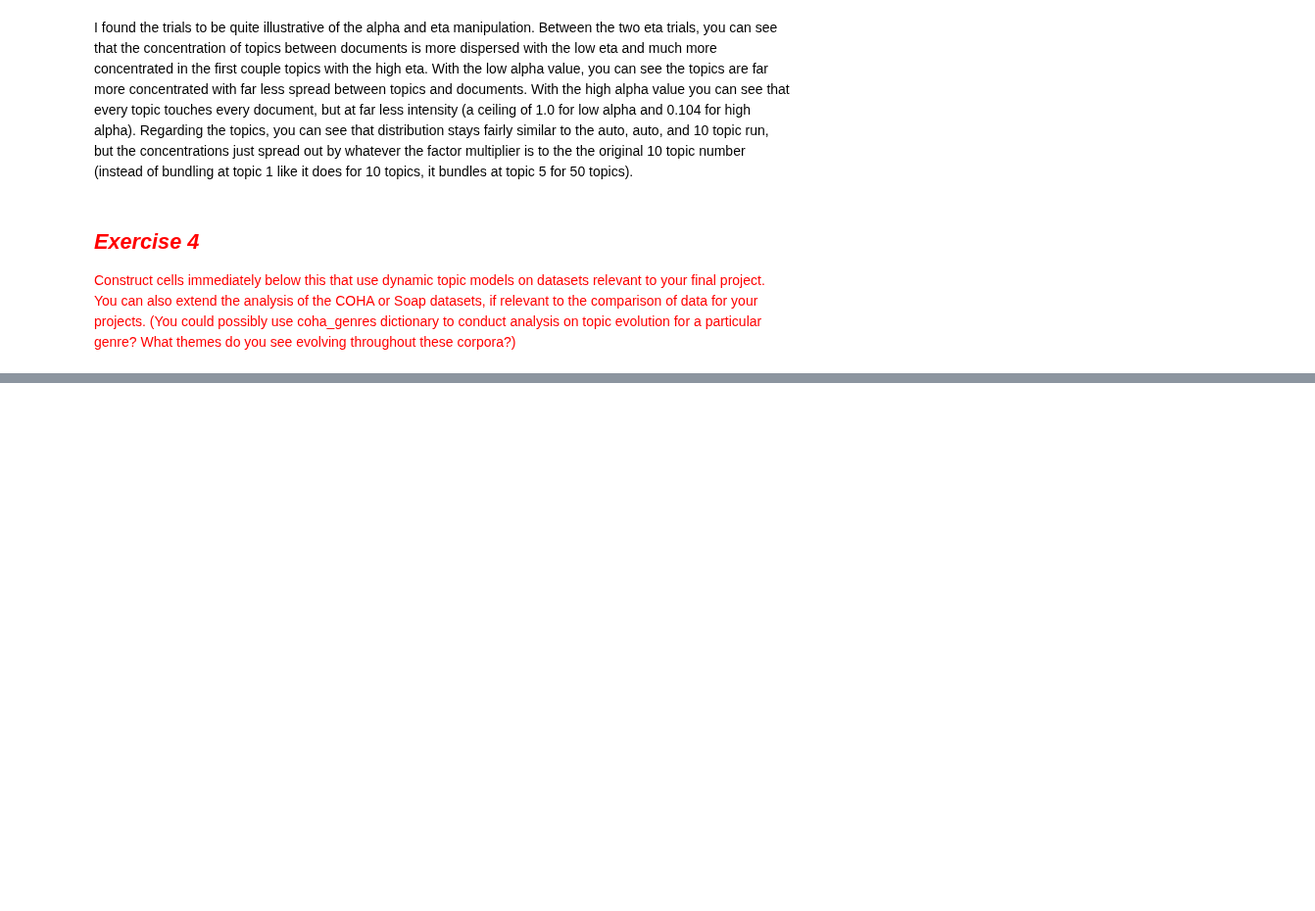
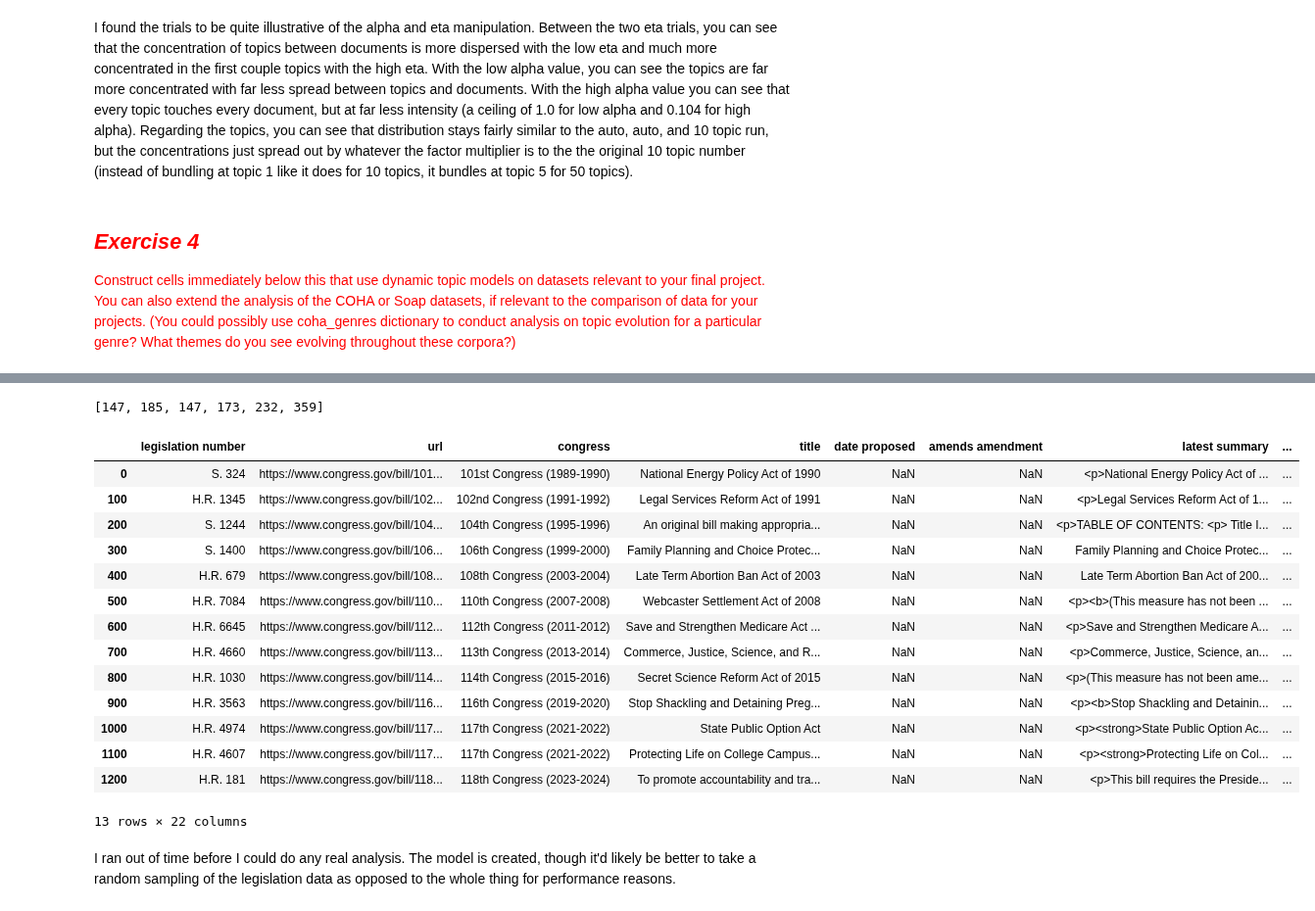
Before and after one commit to michplunkett/computational-content-analysis, a Jupyter notebook: 3-MichaelPlunkett_Answers.ipynb, the cells around one changed output, grey strips where cells are left out. Shown at 98% size. Drawn from its saved outputs; the diff is of its cells as text; code cells hidden in the pictures; blank space fills up the shorter version.

```diff
--- a/3-MichaelPlunkett_Answers.ipynb
+++ b/3-MichaelPlunkett_Answers.ipynb
@@ -802,0 +854,28 @@ NotADirectoryError: [Errno 20] Not a directory: 'data/congress_legislation_clean
+# %%
+# Get counts per congress number for all data
+abortion_legislation_df["congress_num"].apply(get_bill_counts_by_congress)
+bills_per_congress
+# %% [output]
+[147, 185, 147, 173, 232, 359]
+# %%
+# Create new DF that's sorted by congressional number and reset the primary index.
+abortion_legislation_count_df = abortion_legislation_df.sort_values(
+    by=["congress_num"]
+).reset_index(drop=True)
+abortion_legislation_count_df[::100]
+# %% [output]
+|  | legislation number | url | congress | title | date proposed | amends amendment | latest summary | ... |
+| 0 | S. 324 | https://www.congress.gov/bill/101... | 101st Congress (1989-1990) | National Energy Policy Act of 1990 | NaN | NaN | <p>National Energy Policy Act of ... | ... |
+| 100 | H.R. 1345 | https://www.congress.gov/bill/102... | 102nd Congress (1991-1992) | Legal Services Reform Act of 1991 | NaN | NaN | <p>Legal Services Reform Act of 1... | ... |
+| 200 | S. 1244 | https://www.congress.gov/bill/104... | 104th Congress (1995-1996) | An original bill making appropria... | NaN | NaN | <p>TABLE OF CONTENTS: <p> Title I... | ... |
+| 300 | S. 1400 | https://www.congress.gov/bill/106... | 106th Congress (1999-2000) | Family Planning and Choice Protec... | NaN | NaN | Family Planning and Choice Protec... | ... |
+| 400 | H.R. 679 | https://www.congress.gov/bill/108... | 108th Congress (2003-2004) | Late Term Abortion Ban Act of 2003 | NaN | NaN | Late Term Abortion Ban Act of 200... | ... |
+| 500 | H.R. 7084 | https://www.congress.gov/bill/110... | 110th Congress (2007-2008) | Webcaster Settlement Act of 2008 | NaN | NaN | <p><b>(This measure has not been ... | ... |
+| 600 | H.R. 6645 | https://www.congress.gov/bill/112... | 112th Congress (2011-2012) | Save and Strengthen Medicare Act ... | NaN | NaN | <p>Save and Strengthen Medicare A... | ... |
+| 700 | H.R. 4660 | https://www.congress.gov/bill/113... | 113th Congress (2013-2014) | Commerce, Justice, Science, and R... | NaN | NaN | <p>Commerce, Justice, Science, an... | ... |
+| 800 | H.R. 1030 | https://www.congress.gov/bill/114... | 114th Congress (2015-2016) | Secret Science Reform Act of 2015 | NaN | NaN | <p>(This measure has not been ame... | ... |
+| 900 | H.R. 3563 | https://www.congress.gov/bill/116... | 116th Congress (2019-2020) | Stop Shackling and Detaining Preg... | NaN | NaN | <p><b>Stop Shackling and Detainin... | ... |
+| 1000 | H.R. 4974 | https://www.congress.gov/bill/117... | 117th Congress (2021-2022) | State Public Option Act | NaN | NaN | <p><strong>State Public Option Ac... | ... |
+| 1100 | H.R. 4607 | https://www.congress.gov/bill/117... | 117th Congress (2021-2022) | Protecting Life on College Campus... | NaN | NaN | <p><strong>Protecting Life on Col... | ... |
+| 1200 | H.R. 181 | https://www.congress.gov/bill/118... | 118th Congress (2023-2024) | To promote accountability and tra... | NaN | NaN | <p>This bill requires the Preside... | ... |
+13 rows × 22 columns
@@ -802,0 +890,4 @@ NotADirectoryError: [Errno 20] Not a directory: 'data/congress_legislation_clean
+# %% [markdown]
+I ran out of time before I could do any real analysis. The model is created,
+though it'd likely be better to take a random sampling of the legislation data
+as opposed to the whole thing for performance reasons.
```
Also changed, not shown: parts of 6 cells of this notebook.
